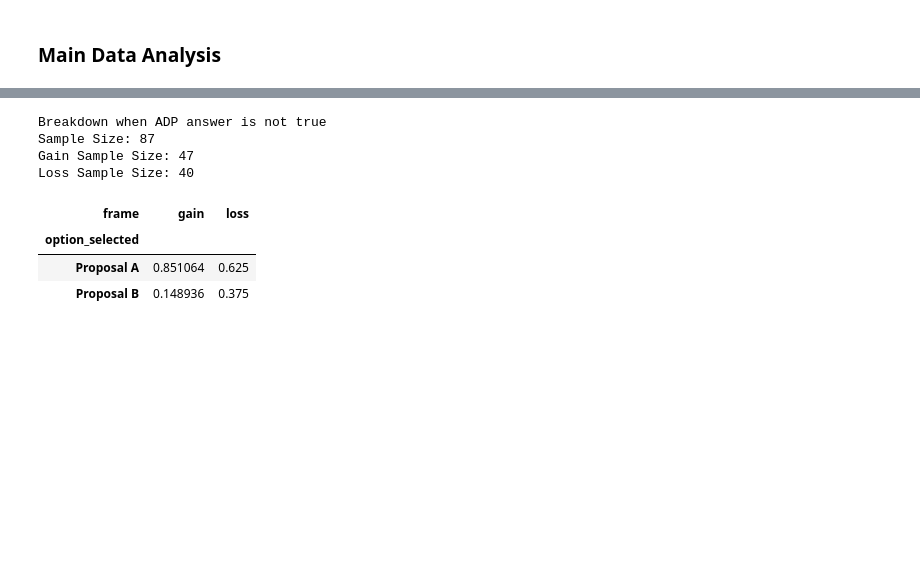
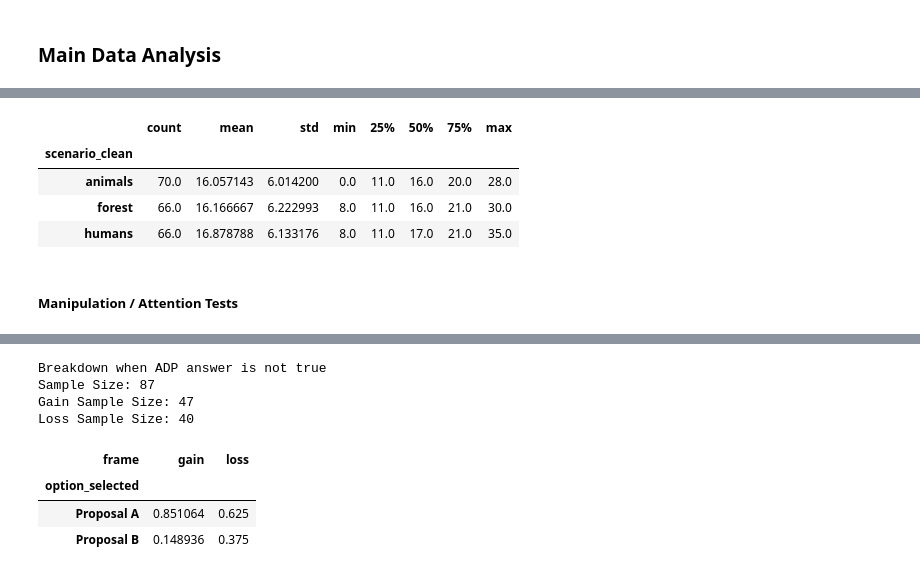
Before and after one commit to aking3806/riskychoiceframing_AI, a Jupyter notebook: Experiment 1/analysis/qualtrics_analysis.ipynb, the cells around one changed output, grey strips where cells are left out. Saved outputs shown, nothing was run; the diff lists cells and outputs as text; code cells hidden in the pictures; blank space fills up the shorter version.

```diff
--- a/Experiment 1/analysis/qualtrics_analysis.ipynb
+++ b/Experiment 1/analysis/qualtrics_analysis.ipynb
@@ -539,3 +619,17 @@ Proposal B         19    30
+# %%
+forest = main_analysis[main_analysis['scenario_clean'] == 'forest']
+animals = main_analysis[main_analysis['scenario_clean'] == 'forest']
+humans = main_analysis[main_analysis['scenario_clean'] == 'forest']
+
+main_analysis.groupby('scenario_clean')['NEP_Score'].describe()
+# %% [output]
+|  | count | mean | std | min | 25% | 50% | 75% | max |
+| scenario_clean |  |  |  |  |  |  |  |  |
+| animals | 70.0 | 16.057143 | 6.014200 | 0.0 | 11.0 | 16.0 | 20.0 | 28.0 |
+| forest | 66.0 | 16.166667 | 6.222993 | 8.0 | 11.0 | 16.0 | 21.0 | 30.0 |
+| humans | 66.0 | 16.878788 | 6.133176 | 8.0 | 11.0 | 17.0 | 21.0 | 35.0 |
+# %% [markdown]
+##### Manipulation / Attention Tests
 # %%
 #look where rationale answer is not null
 rationale_notnull = main_analysis[~main_analysis['rationale'].isna()]
```
Also changed, not shown: parts of 26 cells of this notebook, 3 other files.
